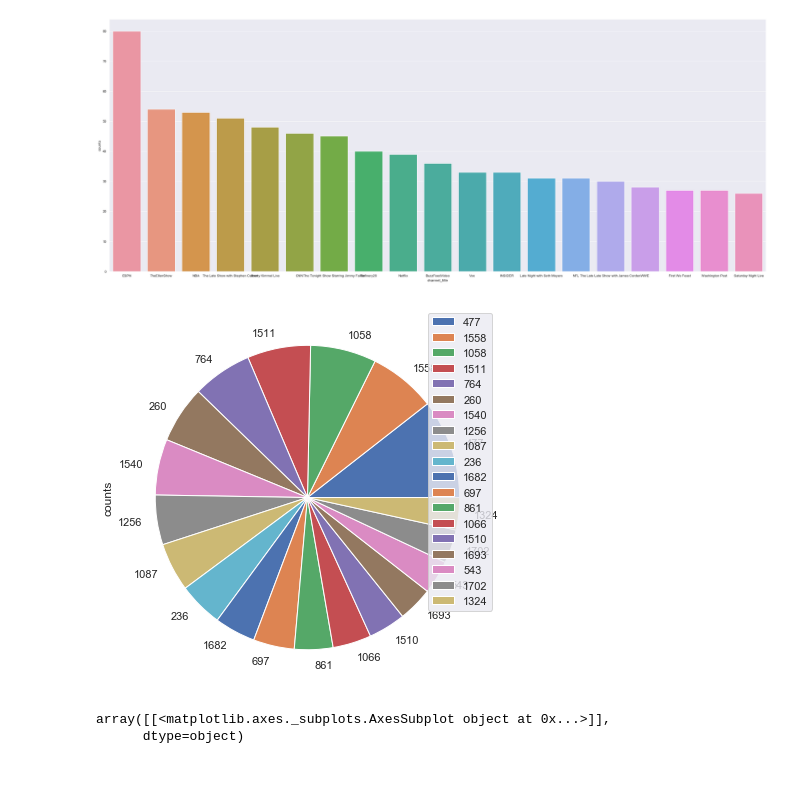
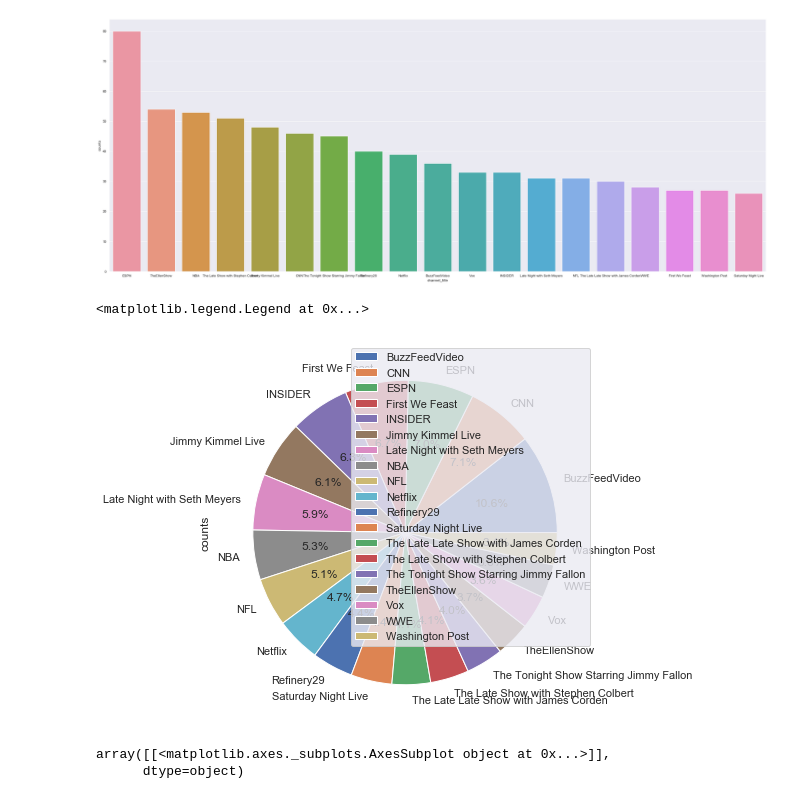
Before and after one commit to Carlene/youtube_trending, a Jupyter notebook: trending_creators.ipynb, the cells around one changed output. Saved outputs shown, nothing was run; the diff lists cells and outputs as text; code cells hidden in the pictures.

Commit message:
Made a pie chart of top 19 creators

```diff
--- a/trending_creators.ipynb
+++ b/trending_creators.ipynb
@@ -13,18 +13,6 @@ import matplotlib.pyplot as plt
 # %%
 df = pd.read_csv('dataframe.csv')
 df_all_timestamps = pd.read_csv('dataframe_all_timestamps.csv')
-# %%
-# makes new columns by taking the logarithm of the views, likes,
-#dislikes and comment_count to compress the scale for easier graphing
-
-import numpy as np
-df.loc[:,'log_views'] = np.log(df.loc[:,'views']+1)
-df.loc[:,'log_likes'] = np.log(df.loc[:,'likes']+1)
-df.loc[:,'log_dislikes'] = np.log(df.loc[:,'dislikes']+1)
-df.loc[:,'log_comment_count'] = np.log(df.loc[:,'comment_count']+1)
-
-#show all columns
-pd.set_option('display.max_columns', 100)
 # %%
 df.head()
 # %% [output]
@@ -113,10 +101,17 @@ sns.barplot(x="channel_title", y="counts", data=US_top_19)
 # %% [output]
 <matplotlib.axes._subplots.AxesSubplot at 0x...>
 [figure]
-# %%
-plot = US_top_19.plot.pie(y='counts', figsize=(12, 7))
-# %% [output]
-[figure, removed]
+# %%
+# Made a list of the top 19 channels
+top_19_lst = list(US_top_19.groupby(['channel_title']).groups.keys())
+
+US_top_19.plot.pie(y='counts', labels = top_19_lst, autopct='%1.1f%%', figsize=(12, 7))
+plt.legend(loc="upper right")
+
+# plot = US_top_19.plot.pie(x='channel_title', y='counts', figsize=(12, 7))
+# %% [output]
+<matplotlib.legend.Legend at 0x...>
+[figure, added]
 # %%
 GB_bool = df.country == 'GB'
 
```
